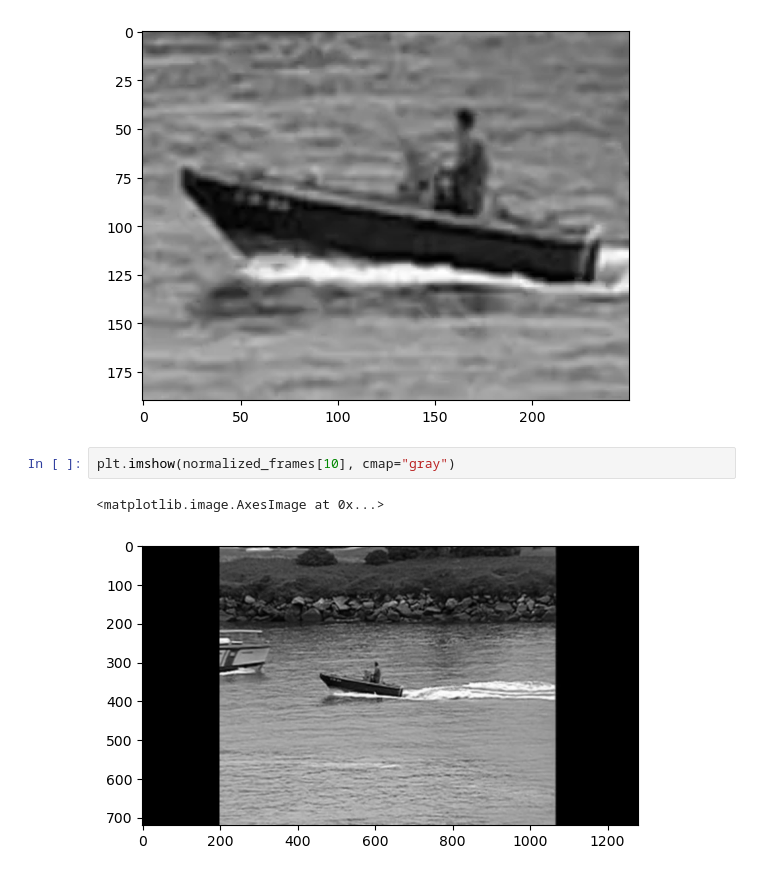
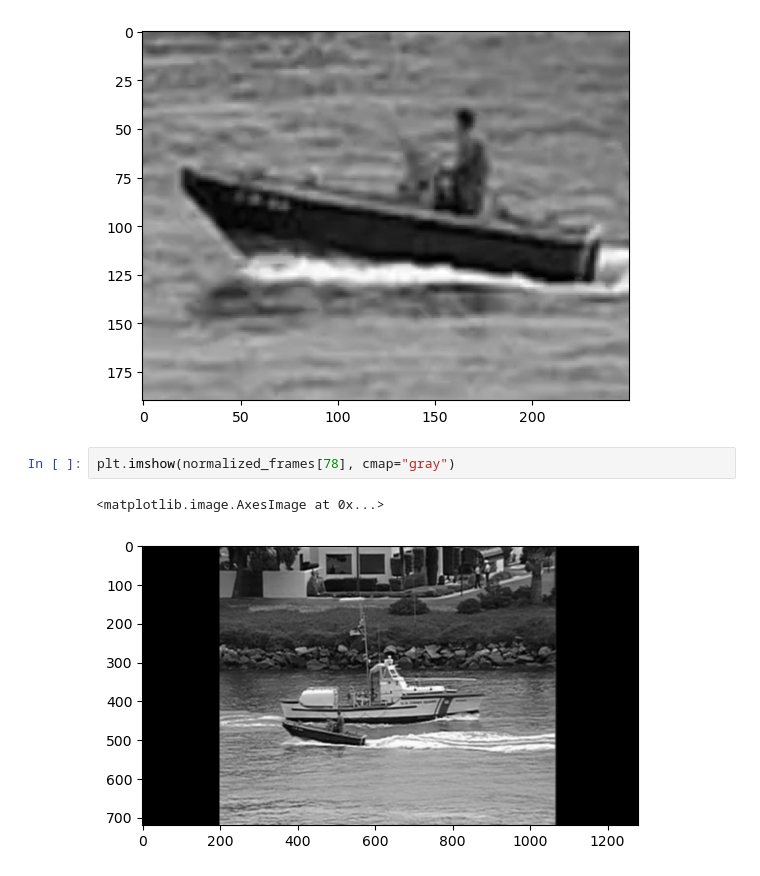
Before and after one commit to ndupont960/EtudesTechniques11, a Jupyter notebook: direction_vectors_model.ipynb, the cells around one changed output. Saved outputs shown, nothing was run; the diff lists cells and outputs as text.

```diff
--- a/direction_vectors_model.ipynb
+++ b/direction_vectors_model.ipynb
@@ -191,10 +209,10 @@ plt.imshow(temp1, cmap="gray")
 <matplotlib.image.AxesImage at 0x...>
 [figure]
 # %%
-plt.imshow(normalized_frames[10], cmap="gray")
+plt.imshow(normalized_frames[78], cmap="gray")
 # %% [output]
 <matplotlib.image.AxesImage at 0x...>
-[figure, old version]
+[figure, new version]
 # %%
 if __name__ == "__main__":
     # Load images
```
Also changed, not shown: parts of 6 cells of this notebook, 1 other file.
